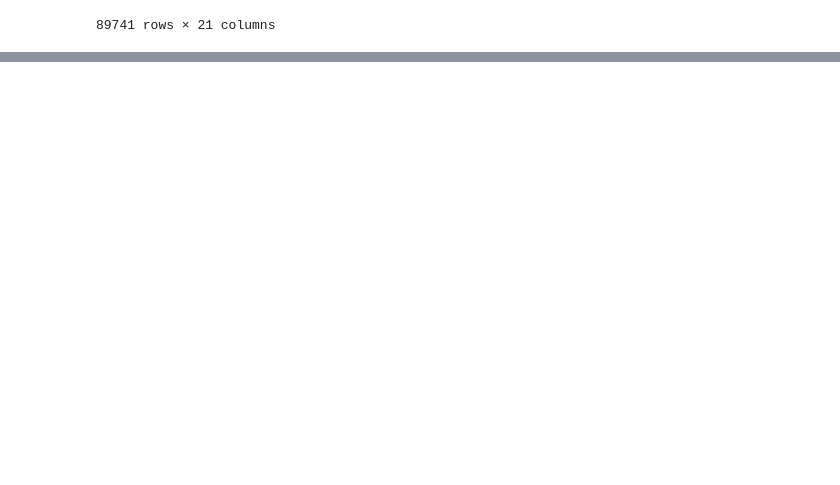
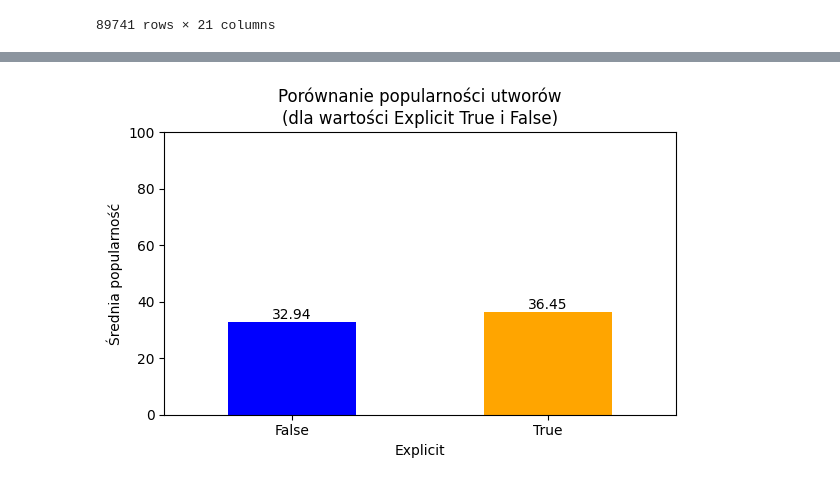
Before and after one commit to MarekPrzydanek/PythonProjekt, a Jupyter notebook: src/main.ipynb, the cells around one changed output, grey strips where cells are left out. Saved outputs shown, nothing was run; the diff lists cells and outputs as text; code cells hidden in the pictures; blank space fills up the shorter version.

```diff
--- a/src/main.ipynb
+++ b/src/main.ipynb
@@ -100,5 +122,31 @@ data_clean = data.drop_duplicates(subset="track_id", keep='first', inplace=False
 # %%
 #Wykres popularności w zależności od statystyk (przeskalowanie, podział cech na grupy)
+# %%
+#W zależności od wartości explicit
+df = pd.DataFrame(data)
+
+# Grupowanie danych po wartości explicit i obliczanie średniej popularności
+explicit_popularity = df.groupby('explicit')['popularity'].mean()
+
+# Tworzenie wykresu
+plt.figure(figsize=(6, 4))
+colors = ['blue', 'orange']  # Kolory dla False i True
+explicit_popularity.plot(kind='bar', color=colors)
+plt.xlabel('Explicit')
+plt.ylabel('Średnia popularność')
+plt.title('Porównanie popularności utworów\n(dla wartości Explicit True i False)')
+plt.xticks([0, 1], ['False', 'True'], rotation=0)
+plt.ylim(0, 100)  # Ustalenie zakresu osi Y
+plt.tight_layout()
+
+# Dodanie etykiet do słupków
+for i, value in enumerate(explicit_popularity):
+    plt.text(i, value, str(round(value, 2)), ha='center', va='bottom')
+
+# Wyświetlanie wykresu
+plt.show()
+# %% [output]
+[figure, added]
 # %%
 #Wykres popularności od długości piosenki
 # %%
```
Also changed, not shown: parts of 2 cells of this notebook.
